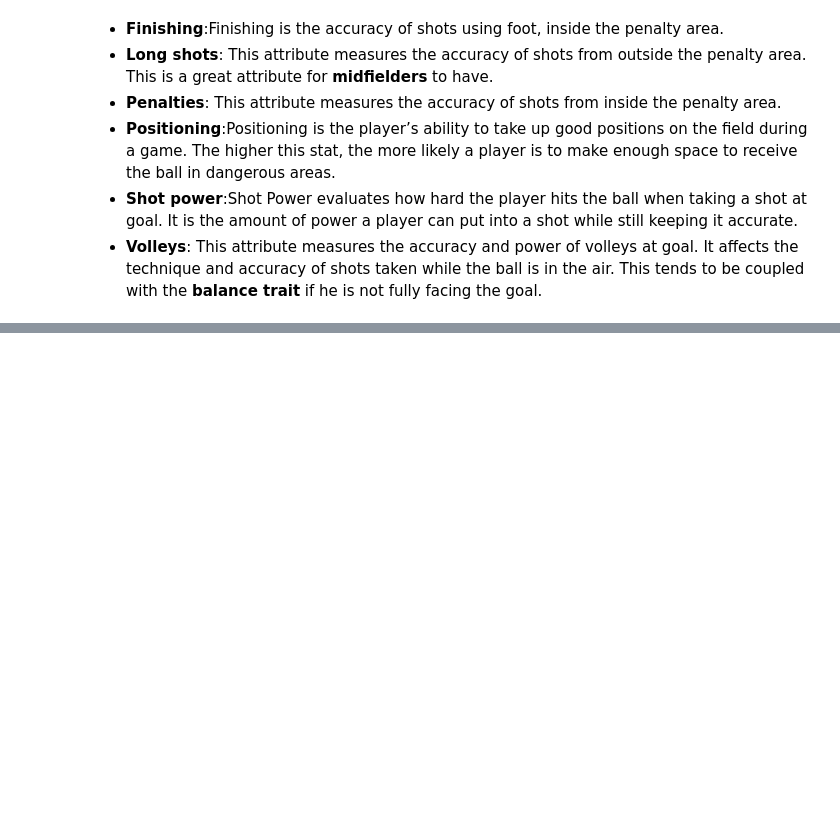
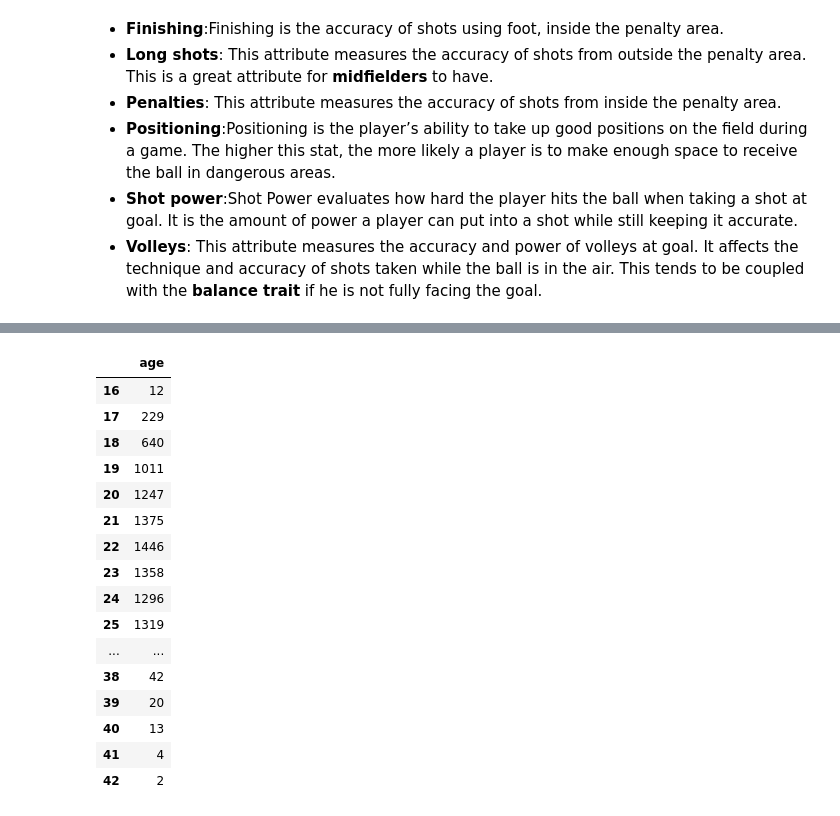
Before and after one commit to karen-pal/AprendizajeNOSupervisado, a Jupyter notebook: 2020/practico/exploration_of_data.ipynb, the cells around one changed output, grey strips where cells are left out. Cells and saved outputs as stored; diff of their text form; code cells hidden in the pictures; blank space fills up the shorter version.

```diff
--- a/2020/practico/exploration_of_data.ipynb
+++ b/2020/practico/exploration_of_data.ipynb
@@ -284,7 +343,7 @@ plt.show()
 # %%
-shooting_features = ["attacking_finishing", "power_long_shots", "mentality_penalties",
-                    "mentality_positioning"]
+passing_features = ["skill_curve","attacking_crossing","skill_long_passing","attacking_short_passing",
+                   "mentality_vision",""]
 #for debug
 #international_reputation
-pd.set_option('display.max_seq_items', None)
-[x  for x in df.columns.sort_values() if "posit" in x]
+#pd.set_option('display.max_seq_items', None)
+#[x  for x in df.columns.sort_values() if "skill" in x]
@@ -317,0 +369,24 @@ Name: player_positions, Length: 18278, dtype: object
+# %%
+age_distr = pd.DataFrame(df.age.value_counts().sort_index())
+#plt.figure(figsize=(20,15))
+#age_distr.hist(bins=29)
+#age_distr.columns
+age_distr
+# %% [output]
+|  | age |
+| 16 | 12 |
+| 17 | 229 |
+| 18 | 640 |
+| 19 | 1011 |
+| 20 | 1247 |
+| 21 | 1375 |
+| 22 | 1446 |
+| 23 | 1358 |
+| 24 | 1296 |
+| 25 | 1319 |
+| ... | ... |
+| 38 | 42 |
+| 39 | 20 |
+| 40 | 13 |
+| 41 | 4 |
+| 42 | 2 |
```
Also changed, not shown: parts of 19 cells of this notebook.
